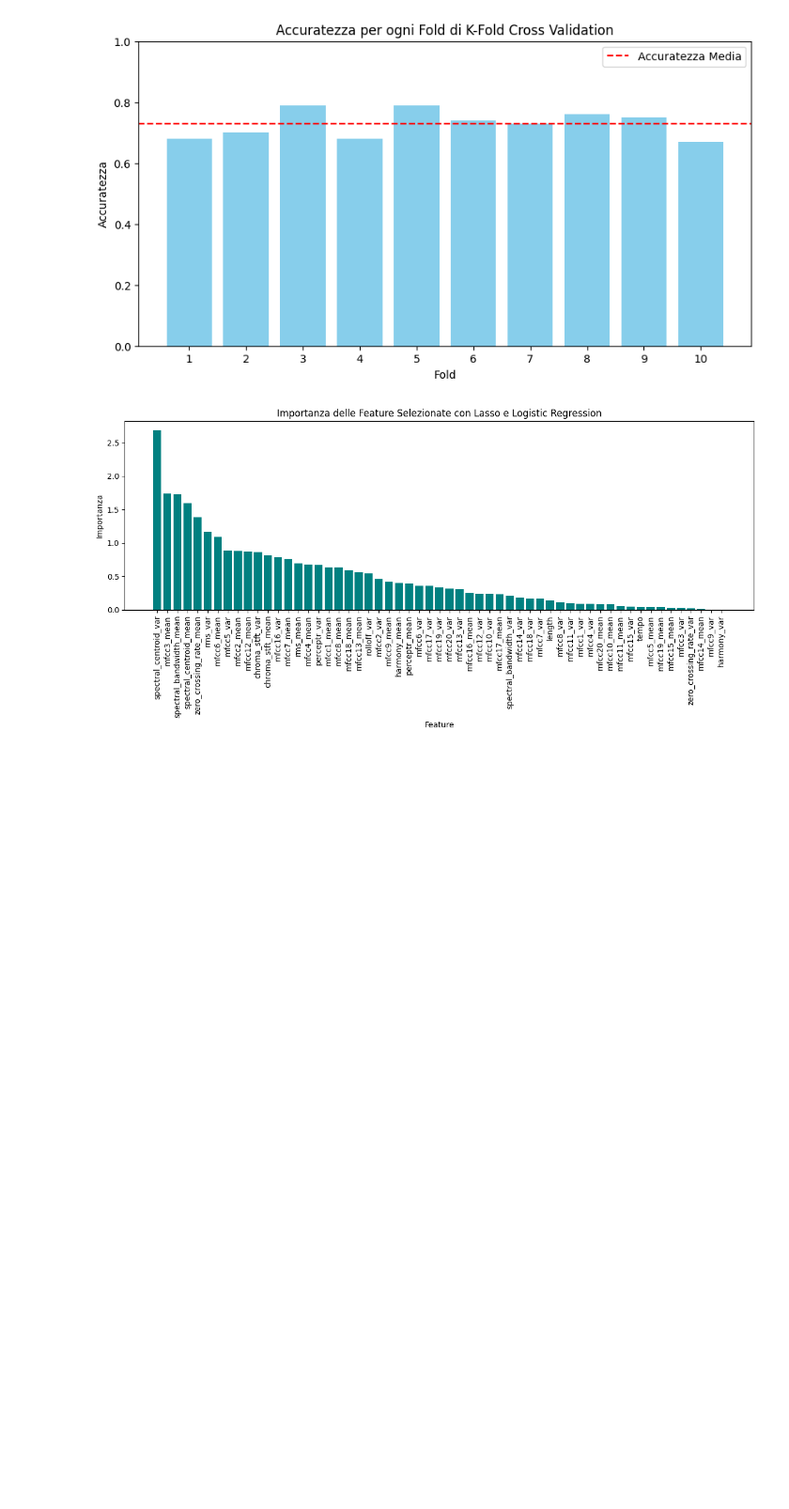
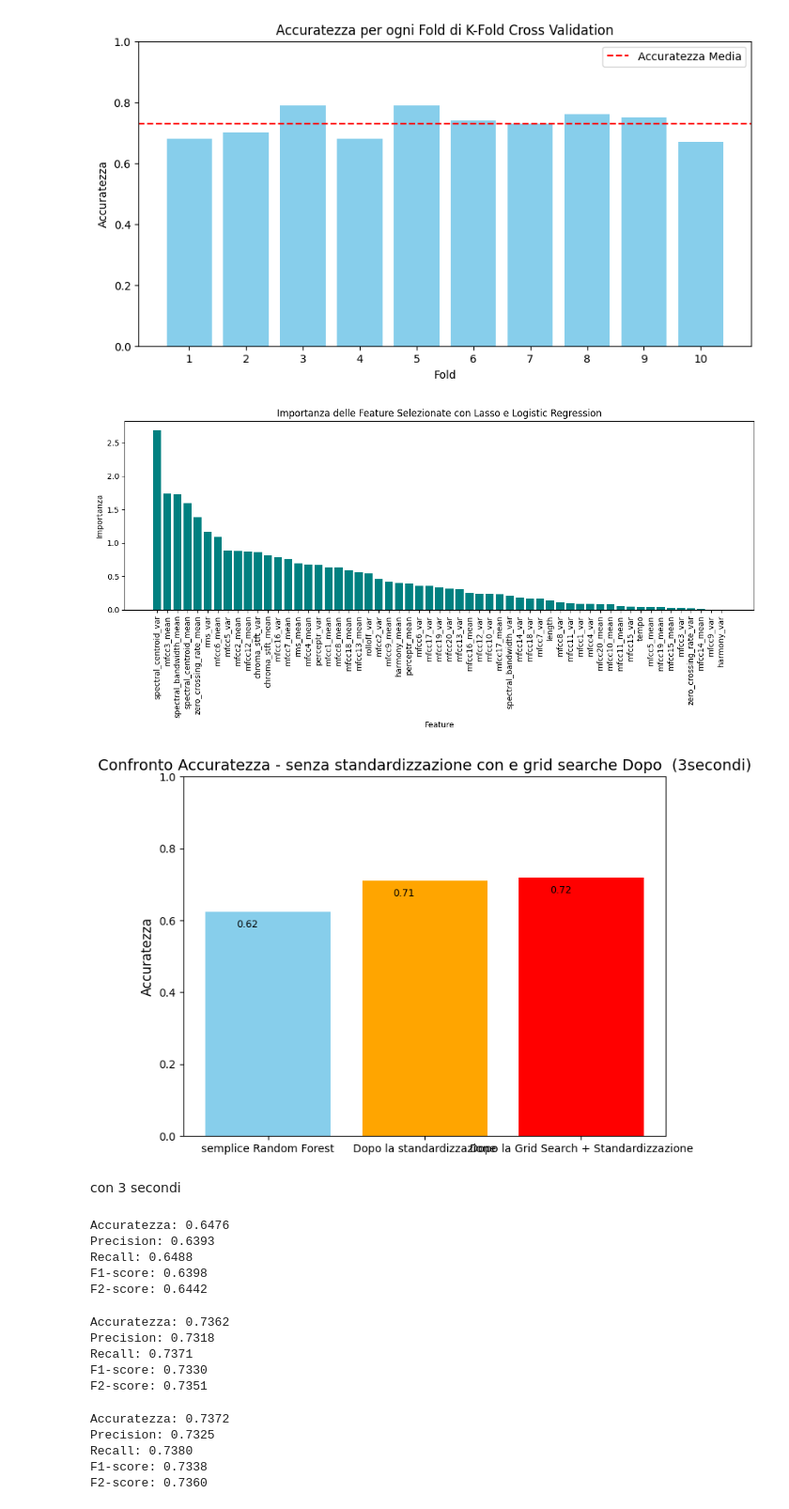
Before and after one commit to DavideOrienti/Progetto-MachineLearning, a Jupyter notebook: LogisticRegression.ipynb, the cells around one changed output. Shown: that part at 94% size. Drawn from its saved outputs; the diff is of its cells as text; code cells hidden in the pictures; blank space fills up the shorter version.

```diff
--- a/LogisticRegression.ipynb
+++ b/LogisticRegression.ipynb
@@ -89,7 +89,7 @@ model.fit(X_train, y_train)
             # Valutazione del modello
 y_pred = model.predict(X_test)
 metrics(y_test, y_pred)
-before_30sec_standadization=accuracy(y_test, y_pred)
+after_30sec=accuracy(y_test, y_pred)
 # %% [output]
 Accuratezza: 0.7200
 Precision: 0.7371
@@ -211,3 +211,9 @@ Feature selezionate: [ 0  1  2  4  5  6  7  8 10 11 12 13 15 16 17 18 19 20 21 2
  52 54 56 57]
 [figure]
 [figure]
+# %%
+Grafico_RandomForest(before_30sec,before_30sec_standadization,after_30sec)
+# %% [output]
+[figure, added]
+# %% [markdown]
+con 3 secondi
@@ -213,0 +222,32 @@ Feature selezionate: [ 0  1  2  4  5  6  7  8 10 11 12 13 15 16 17 18 19 20 21 2
+# %%
+# Creare il modello Logistic
+model = LogisticRegression(max_iter=1000, solver='newton-cg')
+model.fit(X_train, y_train)
+
+# Prevedere le etichette per il set di test
+y_pred = model.predict(X_test)
+
+# Calcolo e stampa delle metriche
+metrics(y_test, y_pred)
+before_3sec=accuracy(y_test, y_pred)
+# %% [output]
+Accuratezza: 0.6476
+Precision: 0.6393
+Recall: 0.6488
+F1-score: 0.6398
+F2-score: 0.6442
+# %%
+# utilizzo la funzione di standardizzazzione presente in utils che usa Standard Scaler
+model=LogisticRegression(max_iter=1000)
+X_train, X_test= standardization(X_train, X_test)
+model.fit(X_train, y_train)
+            # Valutazione del modello
+y_pred = model.predict(X_test)
+metrics(y_test, y_pred)
+before_3sec_standadization=accuracy(y_test, y_pred)
+# %% [output]
+Accuratezza: 0.7362
+Precision: 0.7318
+Recall: 0.7371
+F1-score: 0.7330
+F2-score: 0.7351
@@ -213,0 +277,15 @@ Feature selezionate: [ 0  1  2  4  5  6  7  8 10 11 12 13 15 16 17 18 19 20 21 2
+# %%
+# utilizzo la funzione di standardizzazzione presente in utils che usa Standard Scaler
+model = LogisticRegression(max_iter=1000, C=  1, l1_ratio=0.5, penalty= 'elasticnet', solver= 'saga')
+X_train, X_test= standardization(X_train, X_test)
+model.fit(X_train, y_train)
+            # Valutazione del modello
+y_pred = model.predict(X_test)
+metrics(y_test, y_pred)
+after_3sec=accuracy(y_test, y_pred)
+# %% [output]
+Accuratezza: 0.7372
+Precision: 0.7325
+Recall: 0.7380
+F1-score: 0.7338
+F2-score: 0.7360
```
Also changed, not shown: parts of 6 cells of this notebook, 16 other files.
